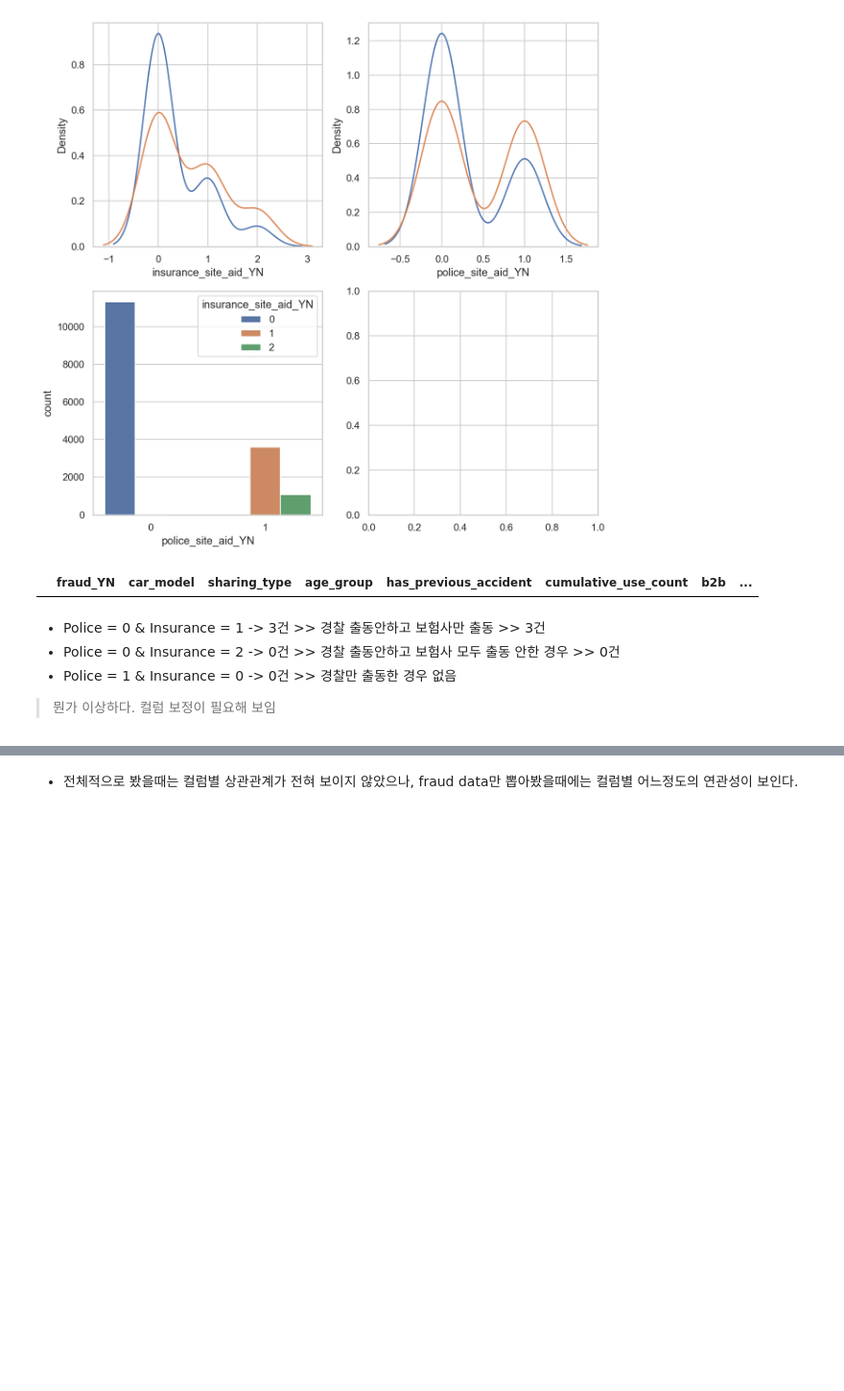
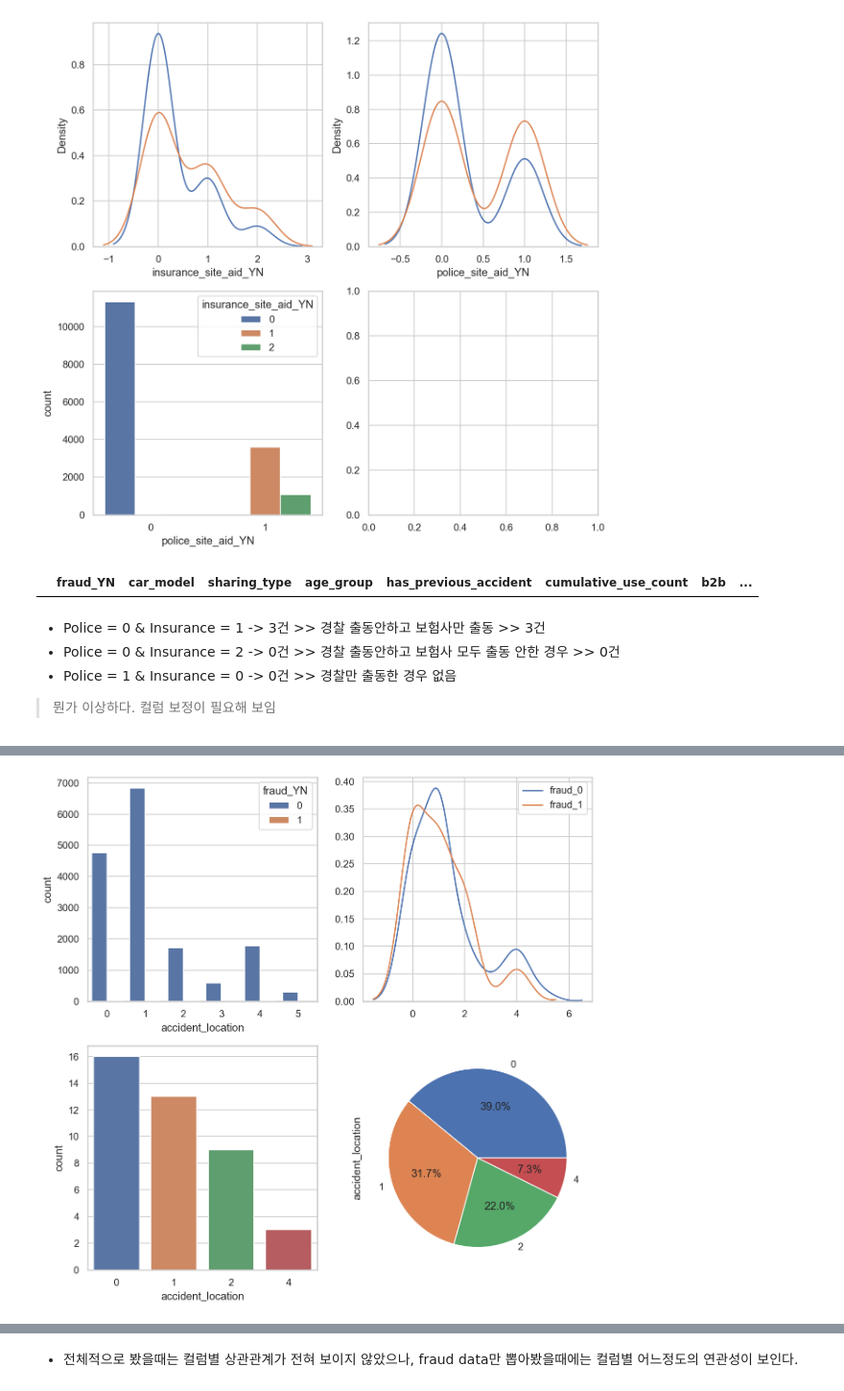
Before and after one commit to Yenabeam/dss_prjt_socar, a Jupyter notebook: 1. workspace/Jungryo/EDA.ipynb, the cells around one changed output, grey strips where cells are left out. Shown at 96% size. Drawn from its saved outputs; the diff is of its cells as text; code cells hidden in the pictures; blank space fills up the shorter version.

```diff
--- a/1. workspace/Jungryo/EDA.ipynb
+++ b/1. workspace/Jungryo/EDA.ipynb
@@ -321,3 +347,29 @@ plt.show()
+# %%
+import seaborn as sns
+import matplotlib.pyplot as plt
+
+fig,ax = plt.subplots(2, 2, figsize=(10,10))
+
+t0 = socar_df.loc[socar_df['fraud_YN']==0]
+t1 = socar_df.loc[socar_df['fraud_YN']==1]
+
+
+plt.subplot(2,2,1)
+sns.countplot('accident_location', data=socar_df, hue='fraud_YN')
+
+plt.subplot(2,2,3)
+sns.countplot('accident_location', data=socar_df[socar_df.fraud_YN == 1])
+
+plt.subplot(2,2,2)
+sns.kdeplot(t0['accident_location'], bw=0.5, label = 'fraud_0')
+sns.kdeplot(t1['accident_location'], bw=0.5, label = 'fraud_1')
+
+plt.subplot(2,2,4)
+socar_df[socar_df['fraud_YN']==1]['accident_location'].value_counts().plot.pie(autopct='%1.1f%%')
+
+plt.show()
+# %% [output]
+[figure, added]
 # %%
 fig, ax= plt.subplots(2, 1, figsize=(15,20))
 
```
Also changed, not shown: parts of 29 cells of this notebook, 1 other file.
